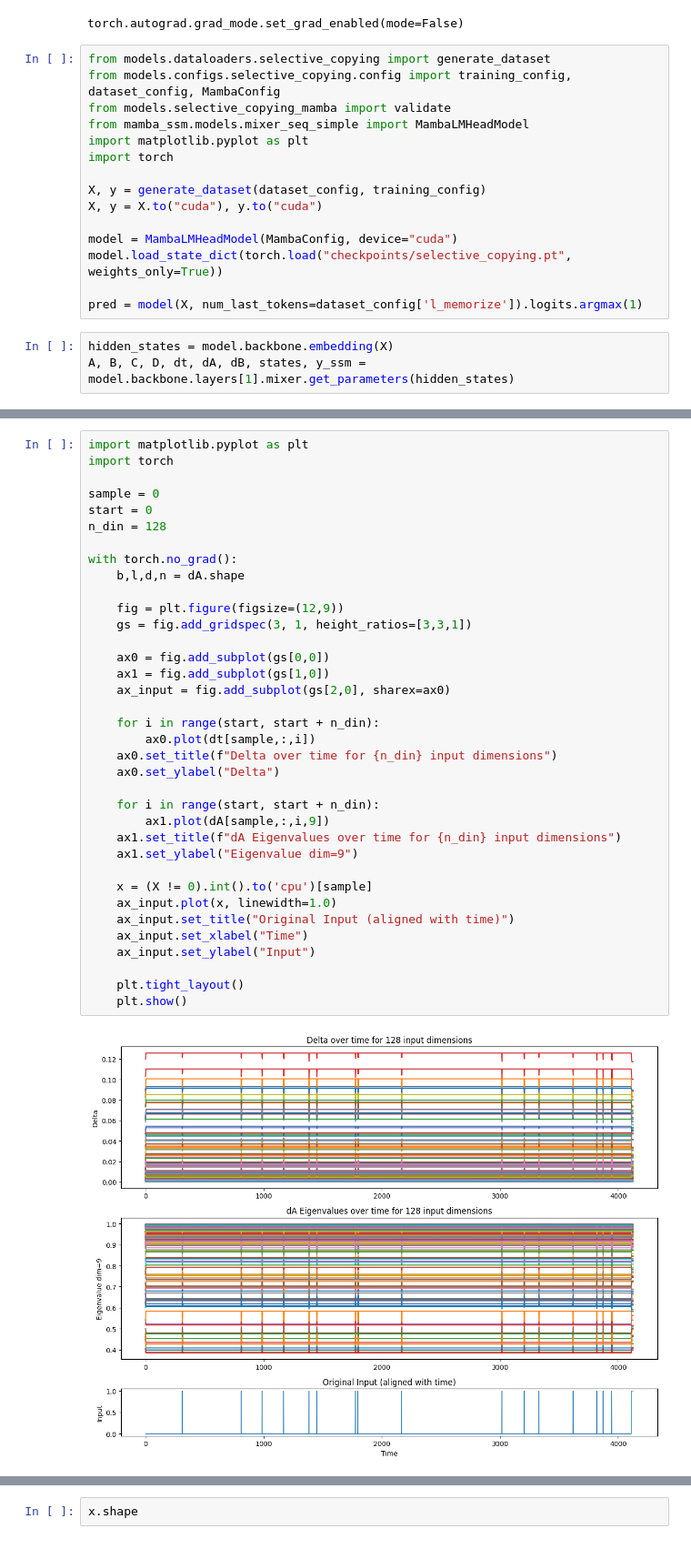
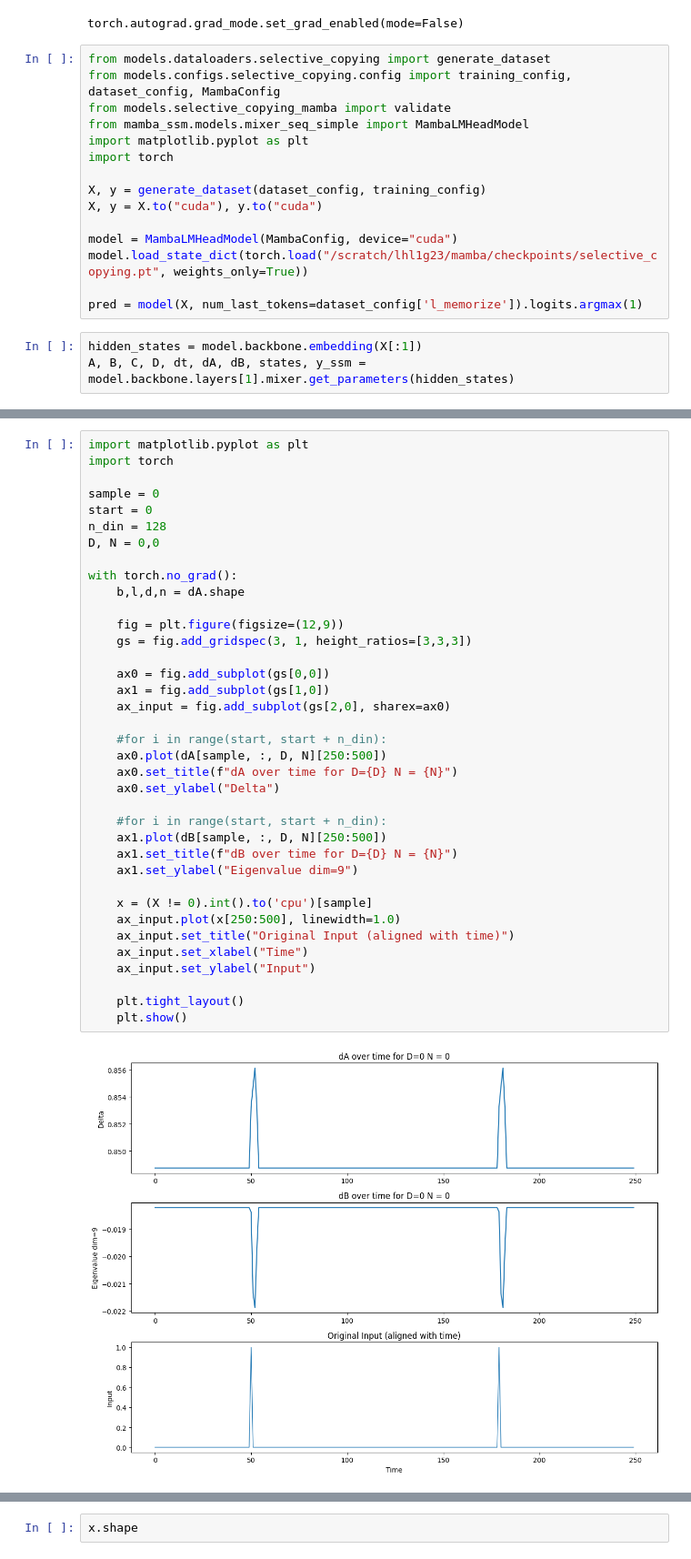
Before and after one commit to haydnllh/Interpretability-of-Mamba, a Jupyter notebook: analyse/selective_copying.ipynb, the cells around one changed output, grey strips where cells are left out. Shown at 91% size. Drawn from its saved outputs; the diff is of its cells as text.

```diff
--- a/analyse/selective_copying.ipynb
+++ b/analyse/selective_copying.ipynb
@@ -17,9 +17,9 @@ X, y = generate_dataset(dataset_config, training_config)
 X, y = X.to("cuda"), y.to("cuda")
 
 model = MambaLMHeadModel(MambaConfig, device="cuda")
-model.load_state_dict(torch.load("checkpoints/selective_copying.pt", weights_only=True))
+model.load_state_dict(torch.load("/scratch/lhl1g23/mamba/checkpoints/selective_copying.pt", weights_only=True))
 
 pred = model(X, num_last_tokens=dataset_config['l_memorize']).logits.argmax(1)
 # %%
-hidden_states = model.backbone.embedding(X)
+hidden_states = model.backbone.embedding(X[:1])
 A, B, C, D, dt, dA, dB, states, y_ssm = model.backbone.layers[1].mixer.get_parameters(hidden_states)
@@ -38,38 +61,39 @@ array([ 312,  811,  987, 1170, 1384, 1450, 1777, 1799, 2167, 3016, 3205,
 # %%
 import matplotlib.pyplot as plt
 import torch
 
 sample = 0
 start = 0
 n_din = 128
+D, N = 0,0
 
 with torch.no_grad():
     b,l,d,n = dA.shape
 
     fig = plt.figure(figsize=(12,9))
-    gs = fig.add_gridspec(3, 1, height_ratios=[3,3,1])
+    gs = fig.add_gridspec(3, 1, height_ratios=[3,3,3])
 
     ax0 = fig.add_subplot(gs[0,0])
     ax1 = fig.add_subplot(gs[1,0])
     ax_input = fig.add_subplot(gs[2,0], sharex=ax0)
 
-    for i in range(start, start + n_din):
-        ax0.plot(dt[sample,:,i])
-    ax0.set_title(f"Delta over time for {n_din} input dimensions")
+    #for i in range(start, start + n_din):
+    ax0.plot(dA[sample, :, D, N][250:500])
+    ax0.set_title(f"dA over time for D={D} N = {N}")
     ax0.set_ylabel("Delta")
 
-    for i in range(start, start + n_din):
-        ax1.plot(dA[sample,:,i,9])
-    ax1.set_title(f"dA Eigenvalues over time for {n_din} input dimensions")
+    #for i in range(start, start + n_din):
+    ax1.plot(dB[sample, :, D, N][250:500])
+    ax1.set_title(f"dB over time for D={D} N = {N}")
     ax1.set_ylabel("Eigenvalue dim=9")
 
     x = (X != 0).int().to('cpu')[sample]
-    ax_input.plot(x, linewidth=1.0)
+    ax_input.plot(x[250:500], linewidth=1.0)
     ax_input.set_title("Original Input (aligned with time)")
     ax_input.set_xlabel("Time")
     ax_input.set_ylabel("Input")
 
     plt.tight_layout()
     plt.show()
 # %% [output]
-[figure, old version]
+[figure, new version]
```
Also changed, not shown: parts of 8 cells of this notebook, 33 other files.
